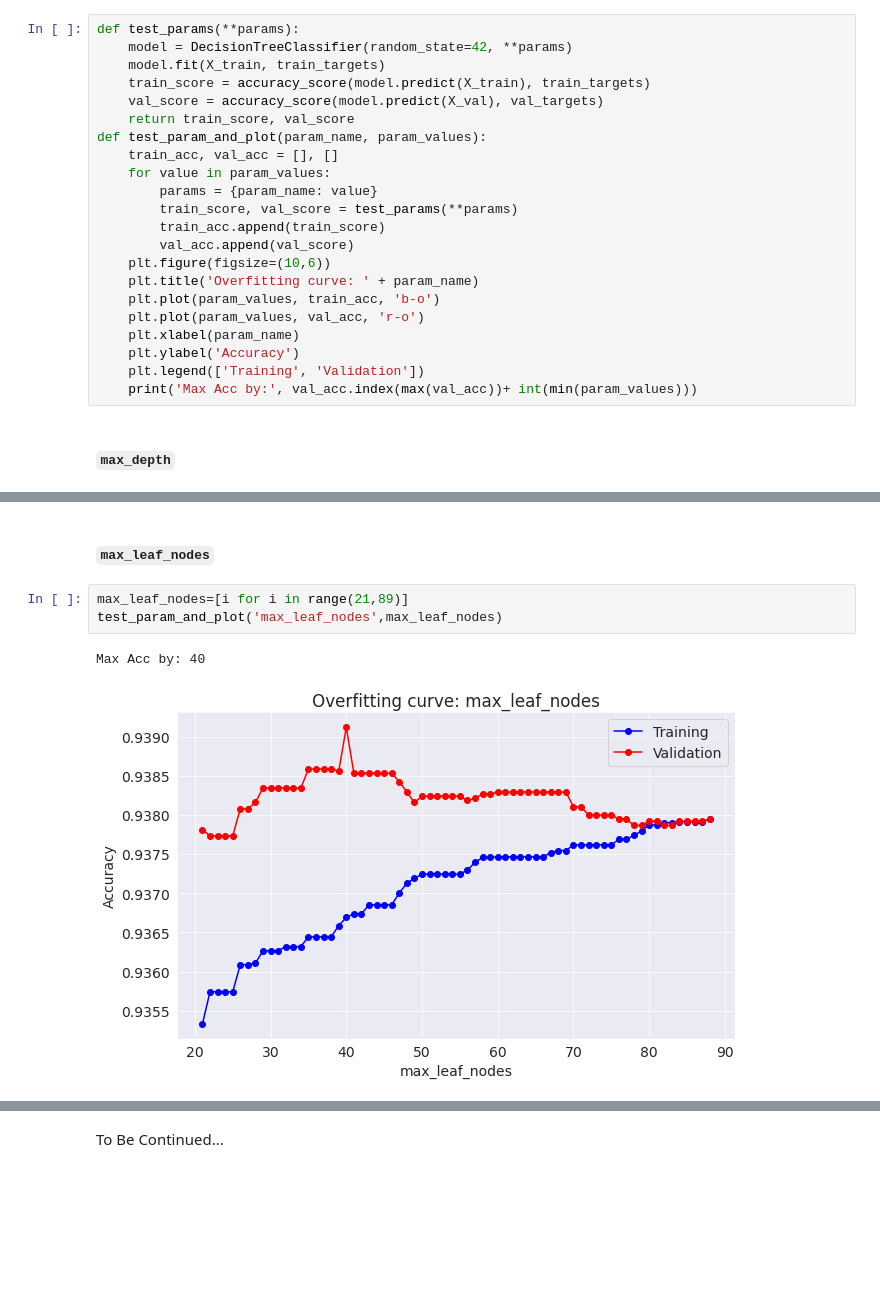
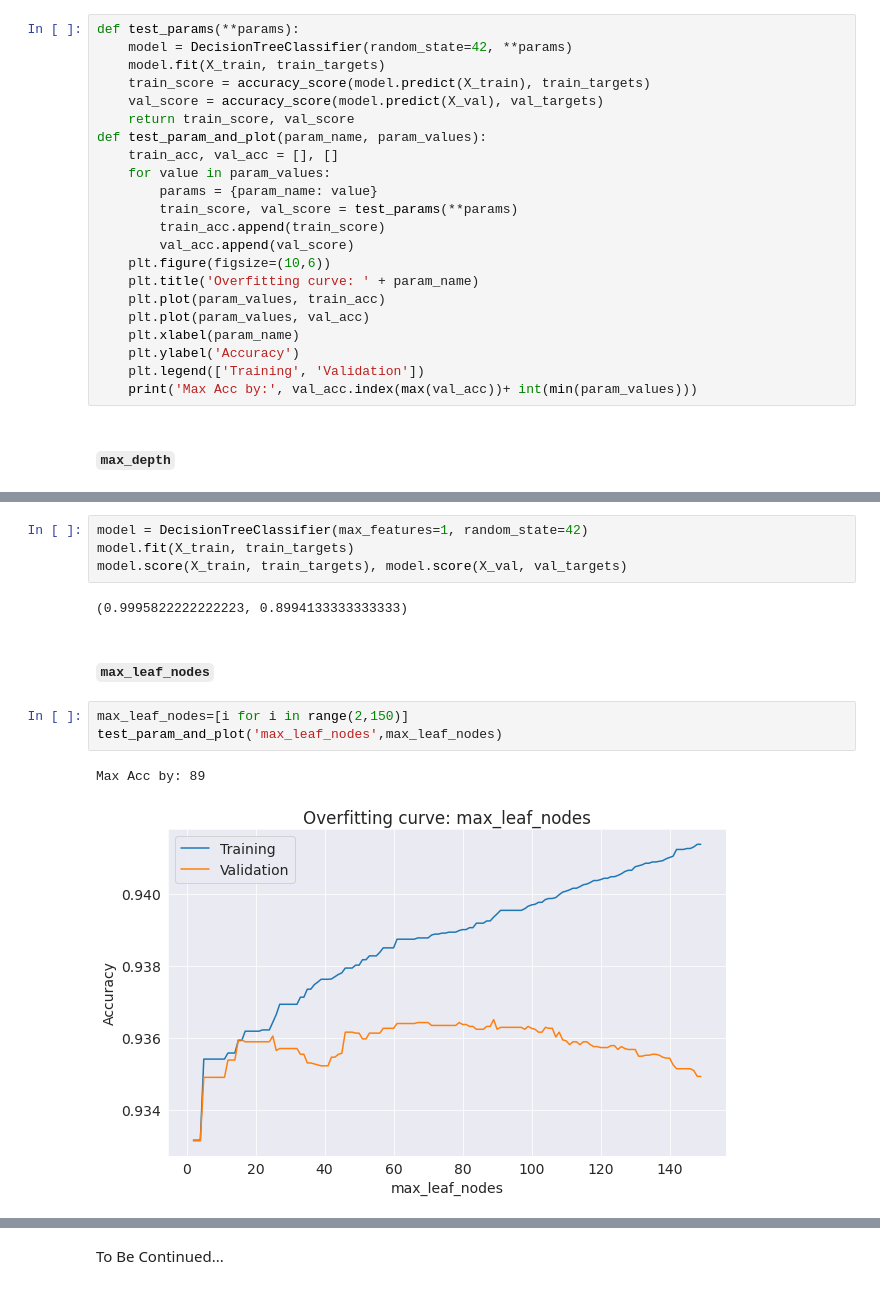
Before and after one commit to prasadposture/Financial-Distress-Prediction, a Jupyter notebook: Financial Distress Prediction.ipynb, the cells around one changed output, grey strips where cells are left out. Saved outputs shown, nothing was run; the diff lists cells and outputs as text; blank space fills up the shorter version.

```diff
--- a/Financial Distress Prediction.ipynb
+++ b/Financial Distress Prediction.ipynb
@@ -558,8 +554,8 @@ def test_param_and_plot(param_name, param_values):
         val_acc.append(val_score)
     plt.figure(figsize=(10,6))
     plt.title('Overfitting curve: ' + param_name)
-    plt.plot(param_values, train_acc, 'b-o')
-    plt.plot(param_values, val_acc, 'r-o')
+    plt.plot(param_values, train_acc)
+    plt.plot(param_values, val_acc)
     plt.xlabel(param_name)
     plt.ylabel('Accuracy')
     plt.legend(['Training', 'Validation'])
@@ -581,9 +641,15 @@ model.score(X_train, train_targets), model.score(X_val, val_targets)
+# %%
+model = DecisionTreeClassifier(max_features=1, random_state=42)
+model.fit(X_train, train_targets)
+model.score(X_train, train_targets), model.score(X_val, val_targets)
+# %% [output]
+(0.9995822222222223, 0.8994133333333333)
 # %% [markdown]
 #### `max_leaf_nodes`
 # %%
-max_leaf_nodes=[i for i in range(21,89)]
+max_leaf_nodes=[i for i in range(2,150)]
 test_param_and_plot('max_leaf_nodes',max_leaf_nodes)
 # %% [output]
-Max Acc by: 40
+Max Acc by: 89
-[figure, old version]
+[figure, new version]
 # %%
```
Also changed, not shown: parts of 49 cells of this notebook.
